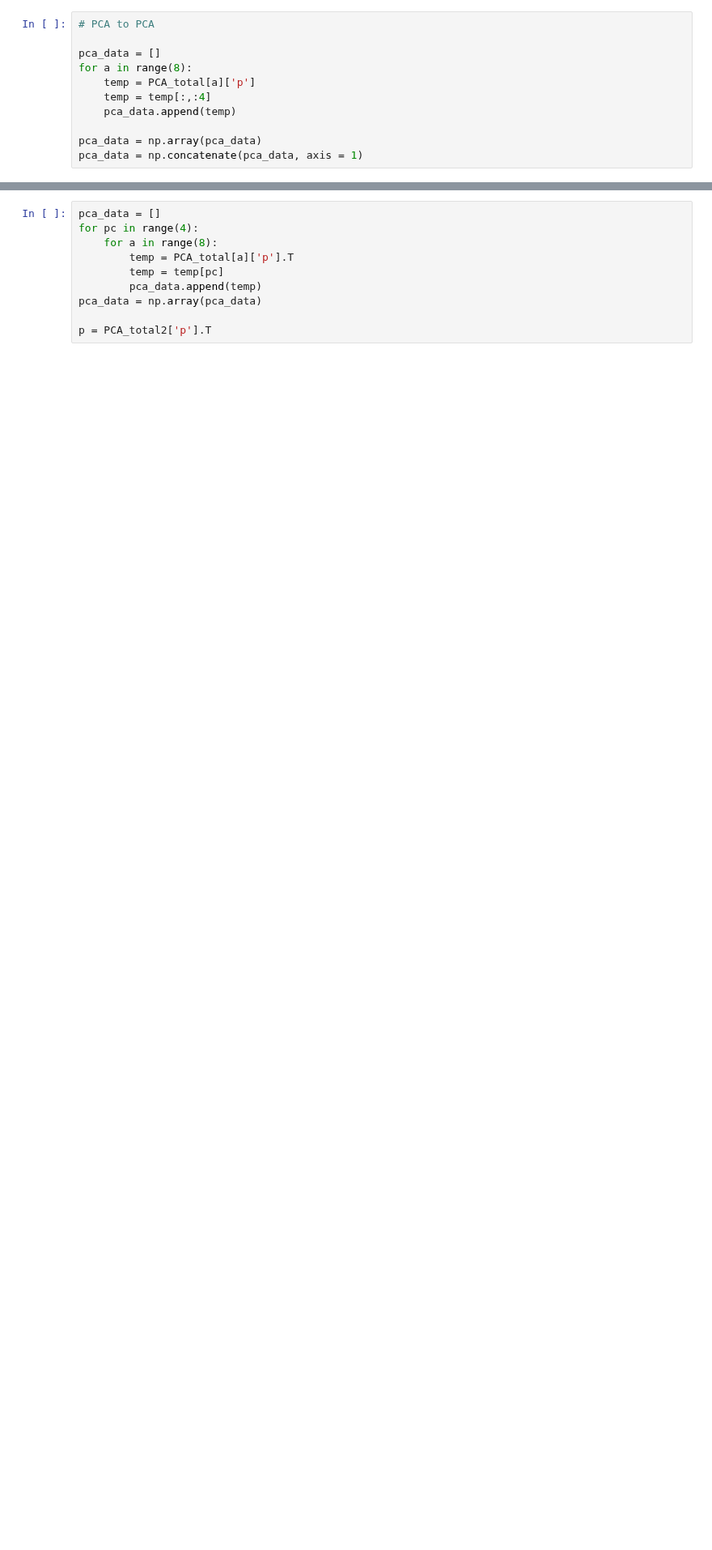
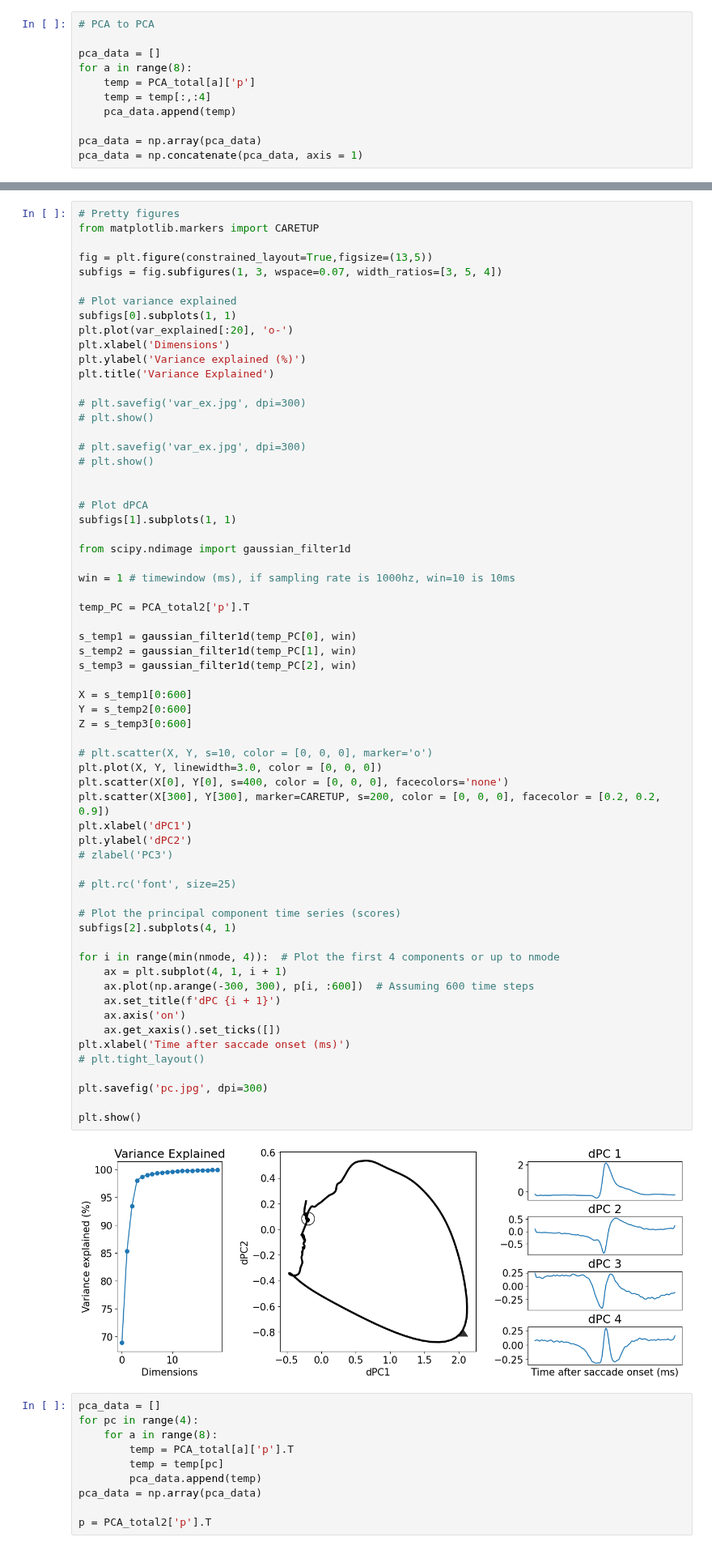
Before and after one commit to NeuroAI-IBS/fn_data_saccade, a Jupyter notebook: Data sorting/python_code/pca_analy2.ipynb, the cells around one changed output, grey strips where cells are left out. Shown at 81% size. Saved outputs shown, nothing was run; the diff lists cells and outputs as text; blank space fills up the shorter version.

```diff
--- a/Data sorting/python_code/pca_analy2.ipynb
+++ b/Data sorting/python_code/pca_analy2.ipynb
@@ -257,6 +256,71 @@ plt.savefig('fig2.jpg', dpi=300)
 plt.show()
 # %% [output]
 [figure]
+# %%
+# Pretty figures
+from matplotlib.markers import CARETUP
+
+fig = plt.figure(constrained_layout=True,figsize=(13,5))
+subfigs = fig.subfigures(1, 3, wspace=0.07, width_ratios=[3, 5, 4])
+
+# Plot variance explained
+subfigs[0].subplots(1, 1)
+plt.plot(var_explained[:20], 'o-')
+plt.xlabel('Dimensions')
+plt.ylabel('Variance explained (%)')
+plt.title('Variance Explained')
+
+# plt.savefig('var_ex.jpg', dpi=300)
+# plt.show()
+
+# plt.savefig('var_ex.jpg', dpi=300)
+# plt.show()
+
+
+# Plot dPCA
+subfigs[1].subplots(1, 1)
+
+from scipy.ndimage import gaussian_filter1d
+
+win = 1 # timewindow (ms), if sampling rate is 1000hz, win=10 is 10ms
+
+temp_PC = PCA_total2['p'].T
+
+s_temp1 = gaussian_filter1d(temp_PC[0], win)
+s_temp2 = gaussian_filter1d(temp_PC[1], win)
+s_temp3 = gaussian_filter1d(temp_PC[2], win)
+
+X = s_temp1[0:600]
+Y = s_temp2[0:600]
+Z = s_temp3[0:600]
+
+# plt.scatter(X, Y, s=10, color = [0, 0, 0], marker='o')
+plt.plot(X, Y, linewidth=3.0, color = [0, 0, 0])
+plt.scatter(X[0], Y[0], s=400, color = [0, 0, 0], facecolors='none')
+plt.scatter(X[300], Y[300], marker=CARETUP, s=200, color = [0, 0, 0], facecolor = [0.2, 0.2, 0.9])
+plt.xlabel('dPC1')
+plt.ylabel('dPC2')
+# zlabel('PC3')
+
+# plt.rc('font', size=25)
+
+# Plot the principal component time series (scores)
+subfigs[2].subplots(4, 1)
+
+for i in range(min(nmode, 4)):  # Plot the first 4 components or up to nmode
+    ax = plt.subplot(4, 1, i + 1)
+    ax.plot(np.arange(-300, 300), p[i, :600])  # Assuming 600 time steps
+    ax.set_title(f'dPC {i + 1}')
+    ax.axis('on')
+    ax.get_xaxis().set_ticks([])
+plt.xlabel('Time after saccade onset (ms)')
+# plt.tight_layout()
+
+plt.savefig('pc.jpg', dpi=300)
+
+plt.show()
+# %% [output]
+[figure, added]
 # %%
 pca_data = []
 for pc in range(4):
```
Also changed, not shown: parts of 5 cells of this notebook.
